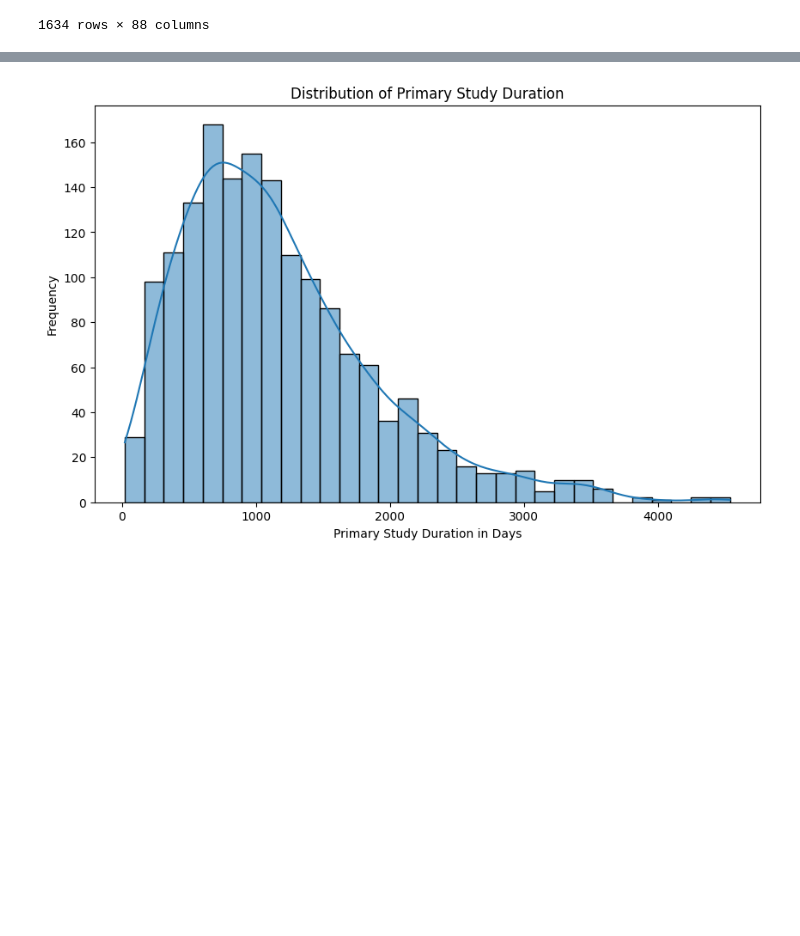
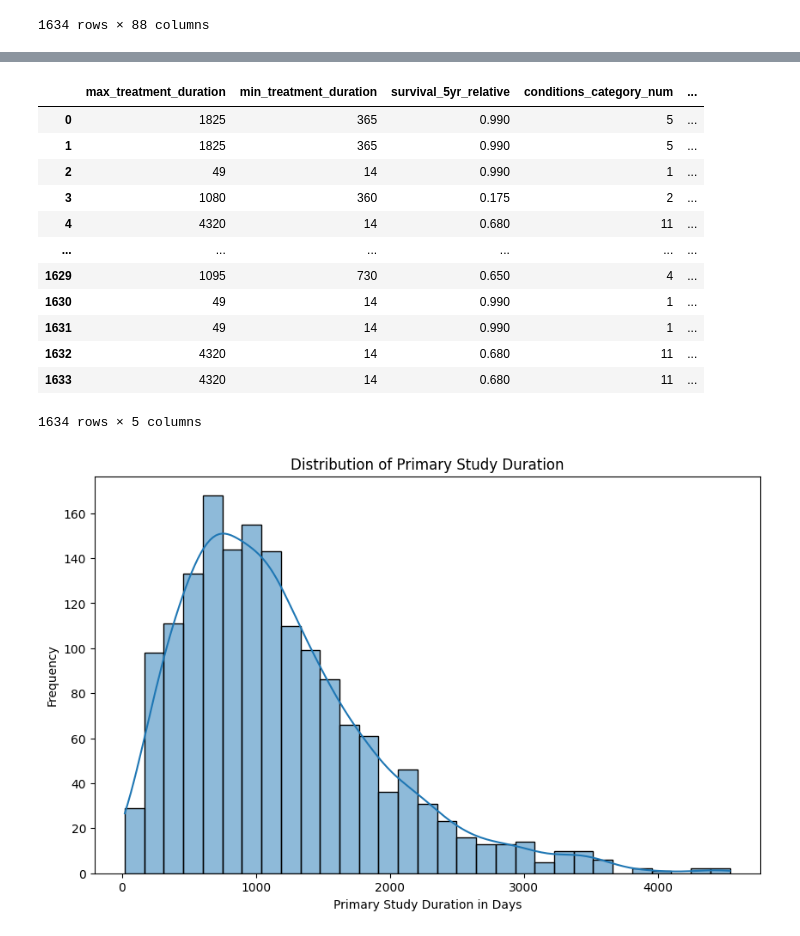
Before and after one commit to cynthiaxu04/predicting-clinicaltrials, a Jupyter notebook: data/testing.ipynb, the cells around one changed output, grey strips where cells are left out. Saved outputs shown, nothing was run; the diff lists cells and outputs as text; code cells hidden in the pictures; blank space fills up the shorter version.

```diff
--- a/data/testing.ipynb
+++ b/data/testing.ipynb
@@ -32,0 +124,3 @@ df
+# %%
+df['conditions_category'] = df['conditions'].apply(lambda x: conditions_map(x))
+df['conditions_category']
@@ -33 +140,47 @@ df
+# %%
+category_map = {'myeloma': 0, 'squamous cell': 1, 'adeno': 2, 'carcinoma': 3, 'leukemia': 4, 'ductal': 5, 'sarcoma': 6, 'lymphoma': 7, 'melanoma': 8,
+                'brain': 9, 'pain': 10, 'other': 11}
+
+# Create new column for category as int
+df['conditions_category_num'] = df['conditions_category'].map(category_map)
+# %%
+# 5 year survival dict
+conditions_5yr_survival_map = {'myeloma': 0.598, 'squamous cell': 0.99, 'adeno': 0.175, 'carcinoma': 0.99, 'leukemia': 0.65, 'ductal': 0.99, 'sarcoma': 0.65,
+                                    'lymphoma': 0.83, 'melanoma': 0.94, 'brain': 0.326, 'pain': 0.68, 'other': 0.68}
+
+df['survival_5yr_relative'] = df['conditions_category'].map(conditions_5yr_survival_map)
+# %%
+# Min and max treatment duration dicts
+conditions_max_treatment_duration_map = {'myeloma': 180, 'squamous cell': 49, 'adeno': 1080, 'carcinoma': 1440, 'leukemia': 1095, 'ductal': 1825, 'sarcoma': 1825,
+                                         'lymphoma': 730, 'melanoma': 730, 'brain': 4320, 'pain': 4320, 'other': 4320}
+conditions_min_treatment_duration_map = {'myeloma': 90, 'squamous cell': 14, 'adeno': 360, 'carcinoma': 360, 'leukemia': 730, 'ductal': 365, 'sarcoma': 240,
+                                         'lymphoma': 180, 'melanoma': 150, 'brain': 1080, 'pain': 14, 'other': 14}
+
+# Create treatment duration columns
+df['max_treatment_duration'] = df['conditions_category'].map(conditions_max_treatment_duration_map)
+df['min_treatment_duration'] = df['conditions_category'].map(conditions_min_treatment_duration_map)
+# %%
+cols = [
+    'max_treatment_duration',
+    'min_treatment_duration',
+    'survival_5yr_relative',
+    'conditions_category_num',
+    'conditions_category'
+]
+
+df[cols]
+# %% [output]
+|  | max_treatment_duration | min_treatment_duration | survival_5yr_relative | conditions_category_num | ... |
+| 0 | 1825 | 365 | 0.990 | 5 | ... |
+| 1 | 1825 | 365 | 0.990 | 5 | ... |
+| 2 | 49 | 14 | 0.990 | 1 | ... |
+| 3 | 1080 | 360 | 0.175 | 2 | ... |
+| 4 | 4320 | 14 | 0.680 | 11 | ... |
+| ... | ... | ... | ... | ... | ... |
+| 1629 | 1095 | 730 | 0.650 | 4 | ... |
+| 1630 | 49 | 14 | 0.990 | 1 | ... |
+| 1631 | 49 | 14 | 0.990 | 1 | ... |
+| 1632 | 4320 | 14 | 0.680 | 11 | ... |
+| 1633 | 4320 | 14 | 0.680 | 11 | ... |
+1634 rows × 5 columns
 # %%
```
Also changed, not shown: parts of 11 cells of this notebook, 21 other files.
